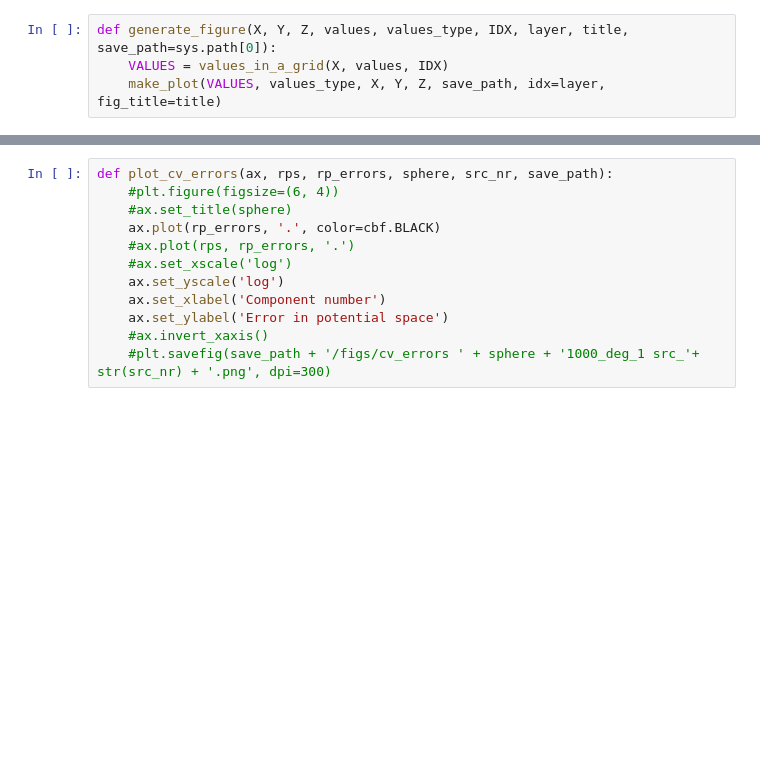
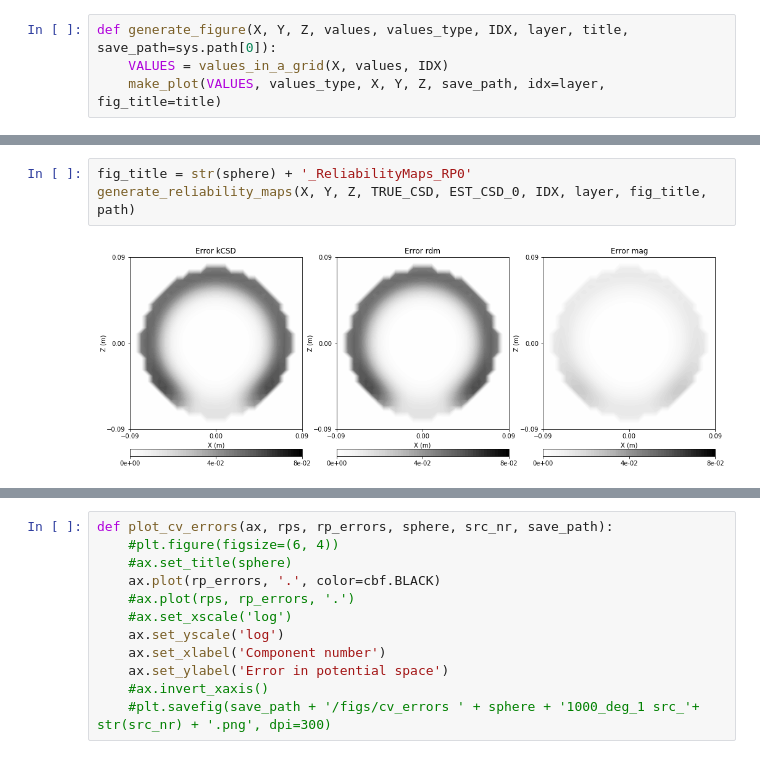
Before and after one commit to Neuroinflab/kESI, a Jupyter notebook: extras/validation/plotting_results.ipynb, the cells around one changed output, grey strips where cells are left out. Saved outputs shown, nothing was run; the diff lists cells and outputs as text; blank space fills up the shorter version.

```diff
--- a/extras/validation/plotting_results.ipynb
+++ b/extras/validation/plotting_results.ipynb
@@ -580,0 +472,5 @@ CV_rp : -8.884811462937921e-13
+# %%
+fig_title = str(sphere) + '_ReliabilityMaps_RP0'
+generate_reliability_maps(X, Y, Z, TRUE_CSD, EST_CSD_0, IDX, layer, fig_title, path)
+# %% [output]
+[figure, added]
```
Also changed, not shown: parts of 59 cells of this notebook, 1 other file.
